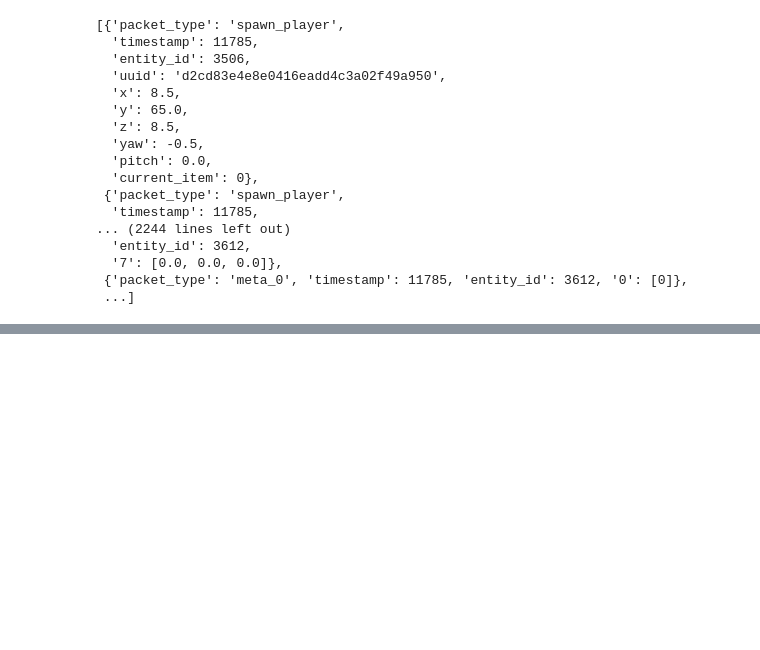
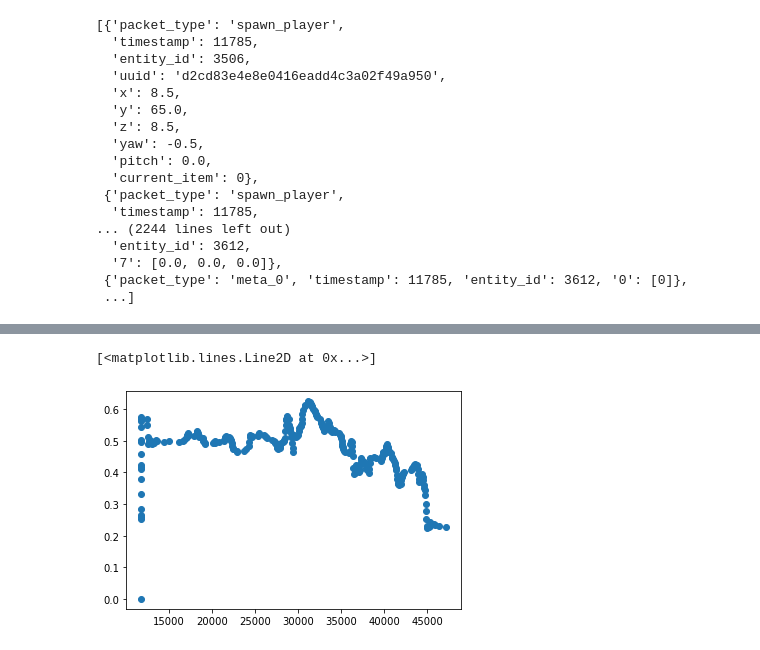
Before and after one commit to KuleenS/Minecraft-Hack-Detection, a Jupyter notebook: notebooks/init_vis.ipynb, the cells around one changed output, grey strips where cells are left out. Cells and saved outputs as stored; diff of their text form; code cells hidden in the pictures; blank space fills up the shorter version.

```diff
--- a/notebooks/init_vis.ipynb
+++ b/notebooks/init_vis.ipynb
@@ -104,0 +105,8 @@ entity_3506_dict
+# %%
+timestamps_head_look_3506 = [x['timestamp'] for x in entity_3506_dict['entity_head_look']]
+head_yaw_head_look_3506 = [x['head_yaw'] + 1 if x['head_yaw'] < 0 else x['head_yaw'] for x in entity_3506_dict['entity_head_look'] ]
+# %%
+plt.plot(timestamps_head_look_3506, head_yaw_head_look_3506, 'o')
+# %% [output]
+[<matplotlib.lines.Line2D at 0x...>]
+[figure, added]
```
Also changed, not shown: parts of 7 cells of this notebook, 1 other file.
